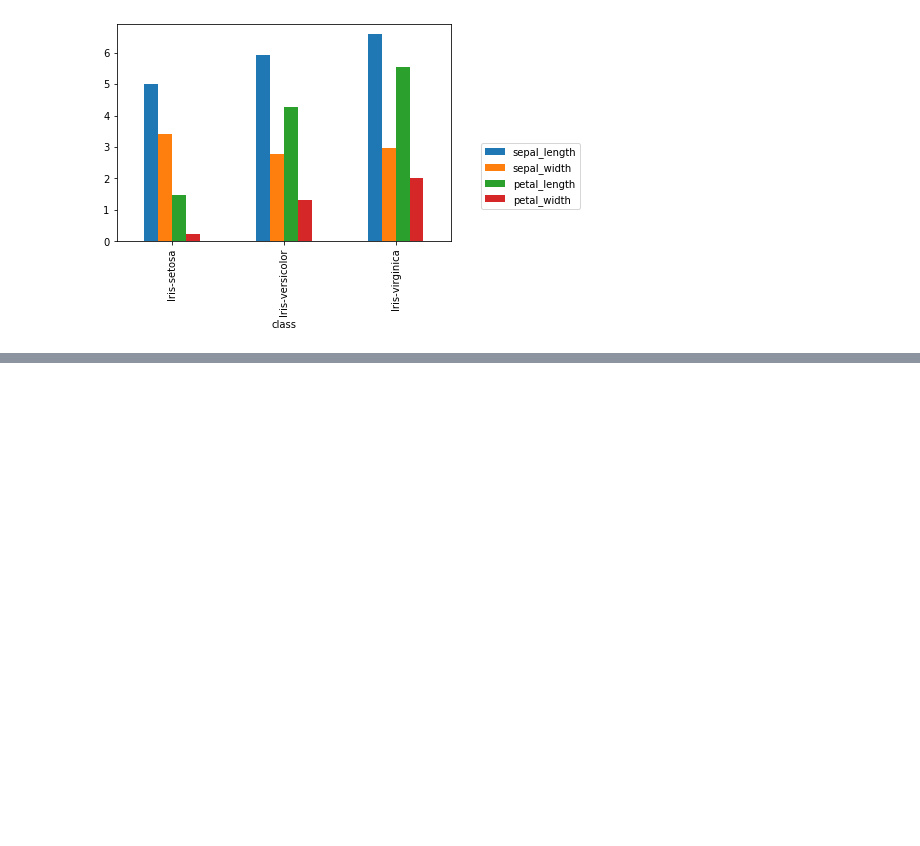
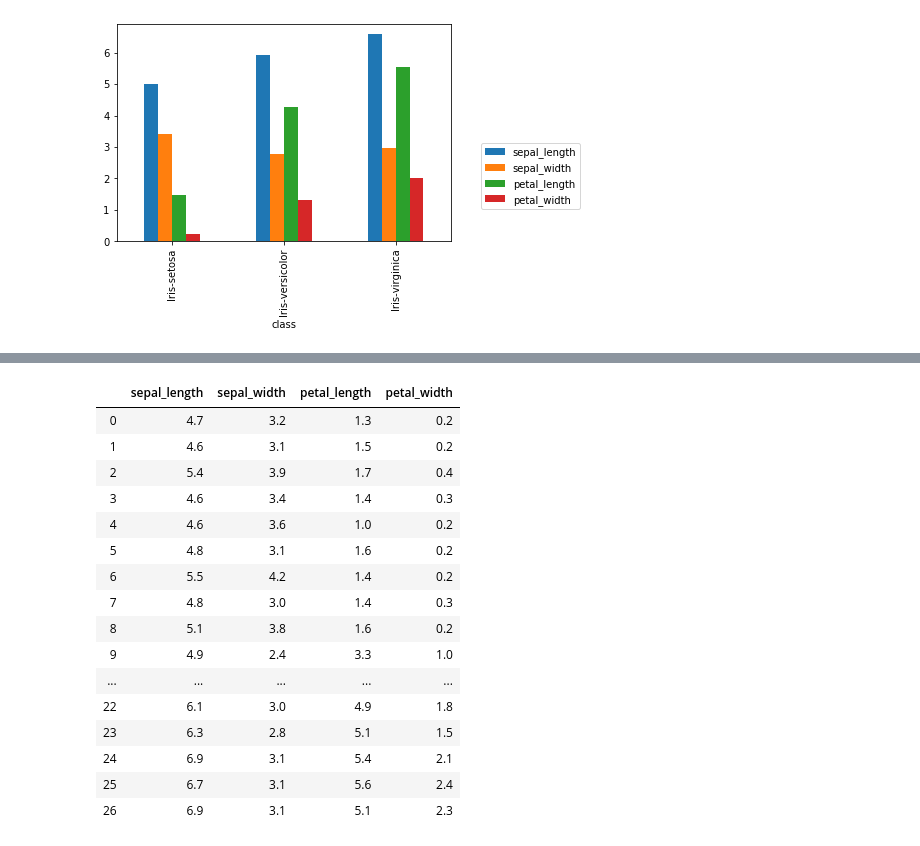
Before and after one commit to Lee7goal/XGBoostStudy, a Jupyter notebook: 0226KNN算法学习.ipynb, the cells around one changed output, grey strips where cells are left out. Cells and saved outputs as stored; diff of their text form; code cells hidden in the pictures; blank space fills up the shorter version.

```diff
--- a/0226KNN算法学习.ipynb
+++ b/0226KNN算法学习.ipynb
@@ -134,0 +135,4 @@ test_data_origin
+# %%
+# 将生成的x训练集train_data和测试集test_data进行索引重制
+train_data = train_data_origin.reset_index(drop=True)
+test_data = test_data_origin.reset_index(drop=True)
@@ -134,0 +195,22 @@ test_data_origin
+# %%
+# 测试集特征
+test_fea = test_data.drop('class', 1)
+test_fea
+# %% [output]
+|  | sepal_length | sepal_width | petal_length | petal_width |
+| 0 | 4.7 | 3.2 | 1.3 | 0.2 |
+| 1 | 4.6 | 3.1 | 1.5 | 0.2 |
+| 2 | 5.4 | 3.9 | 1.7 | 0.4 |
+| 3 | 4.6 | 3.4 | 1.4 | 0.3 |
+| 4 | 4.6 | 3.6 | 1.0 | 0.2 |
+| 5 | 4.8 | 3.1 | 1.6 | 0.2 |
+| 6 | 5.5 | 4.2 | 1.4 | 0.2 |
+| 7 | 4.8 | 3.0 | 1.4 | 0.3 |
+| 8 | 5.1 | 3.8 | 1.6 | 0.2 |
+| 9 | 4.9 | 2.4 | 3.3 | 1.0 |
+| ... | ... | ... | ... | ... |
+| 22 | 6.1 | 3.0 | 4.9 | 1.8 |
+| 23 | 6.3 | 2.8 | 5.1 | 1.5 |
+| 24 | 6.9 | 3.1 | 5.4 | 2.1 |
+| 25 | 6.7 | 3.1 | 5.6 | 2.4 |
+| 26 | 6.9 | 3.1 | 5.1 | 2.3 |
```
Also changed, not shown: parts of 11 cells of this notebook.
